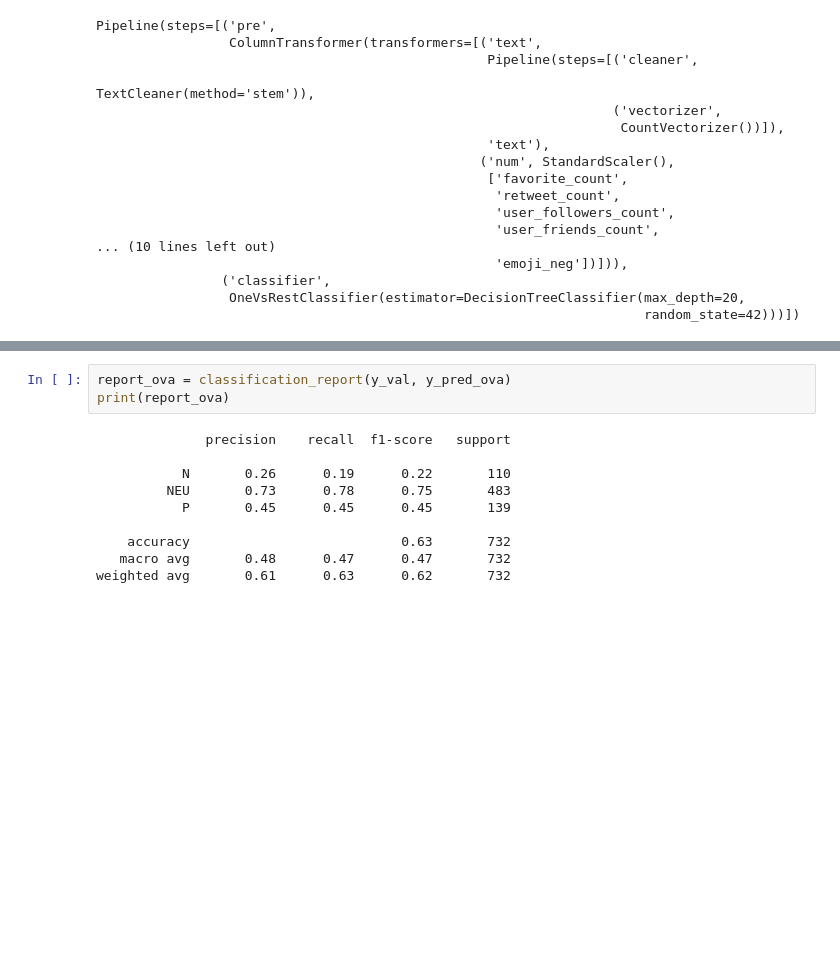
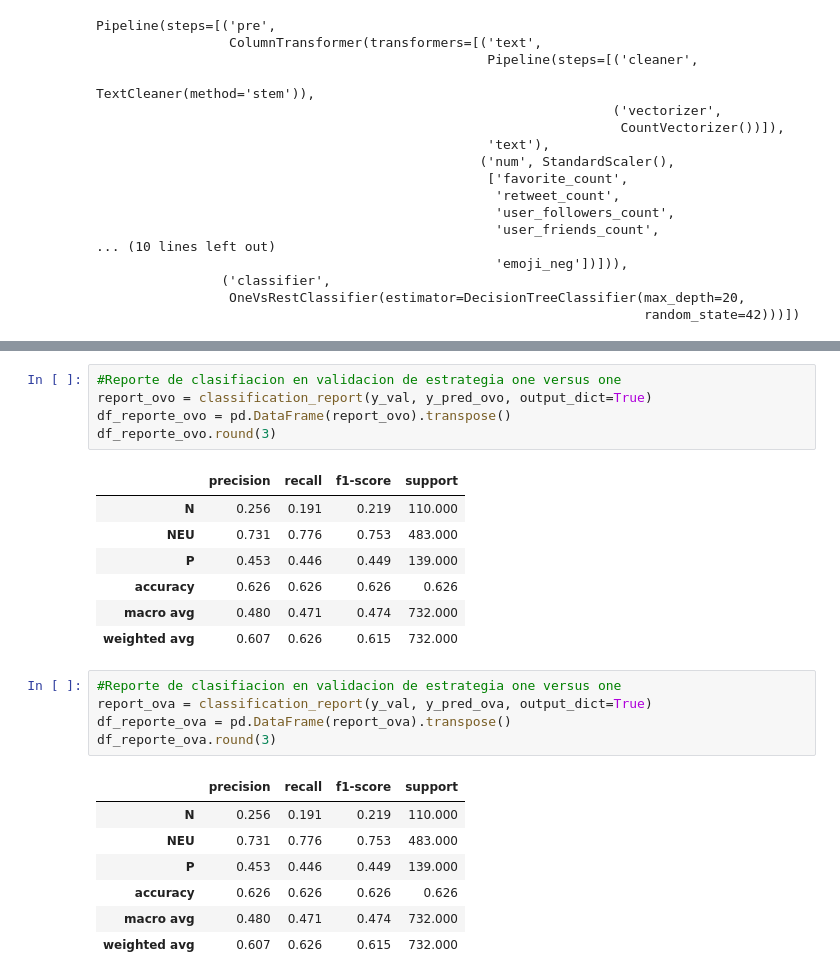
Before and after one commit to LucasFis/Tp_tweets, a Jupyter notebook: Tp_tweets.ipynb, the cells around one changed output, grey strips where cells are left out. Cells and saved outputs as stored; diff of their text form; blank space fills up the shorter version.

```diff
--- a/Tp_tweets.ipynb
+++ b/Tp_tweets.ipynb
@@ -817,13 +804,26 @@ ConfusionMatrixDisplay.from_predictions(y_val, y_pred_ova)
+# %%
+#Reporte de clasifiacion en validacion de estrategia one versus one
+report_ovo = classification_report(y_val, y_pred_ovo, output_dict=True)
+df_reporte_ovo = pd.DataFrame(report_ovo).transpose()
+df_reporte_ovo.round(3)
+# %% [output]
+|  | precision | recall | f1-score | support |
+| N | 0.256 | 0.191 | 0.219 | 110.000 |
+| NEU | 0.731 | 0.776 | 0.753 | 483.000 |
+| P | 0.453 | 0.446 | 0.449 | 139.000 |
+| accuracy | 0.626 | 0.626 | 0.626 | 0.626 |
+| macro avg | 0.480 | 0.471 | 0.474 | 732.000 |
+| weighted avg | 0.607 | 0.626 | 0.615 | 732.000 |
 # %%
-report_ova = classification_report(y_val, y_pred_ova)
-print(report_ova)
+#Reporte de clasifiacion en validacion de estrategia one versus one
+report_ova = classification_report(y_val, y_pred_ova, output_dict=True)
+df_reporte_ova = pd.DataFrame(report_ova).transpose()
+df_reporte_ova.round(3)
 # %% [output]
-              precision    recall  f1-score   support
-
-           N       0.26      0.19      0.22       110
-         NEU       0.73      0.78      0.75       483
-           P       0.45      0.45      0.45       139
-
-    accuracy                           0.63       732
-   macro avg       0.48      0.47      0.47       732
-weighted avg       0.61      0.63      0.62       732
+|  | precision | recall | f1-score | support |
+| N | 0.256 | 0.191 | 0.219 | 110.000 |
+| NEU | 0.731 | 0.776 | 0.753 | 483.000 |
+| P | 0.453 | 0.446 | 0.449 | 139.000 |
+| accuracy | 0.626 | 0.626 | 0.626 | 0.626 |
+| macro avg | 0.480 | 0.471 | 0.474 | 732.000 |
+| weighted avg | 0.607 | 0.626 | 0.615 | 732.000 |
```
Also changed, not shown: parts of 10 cells of this notebook.
